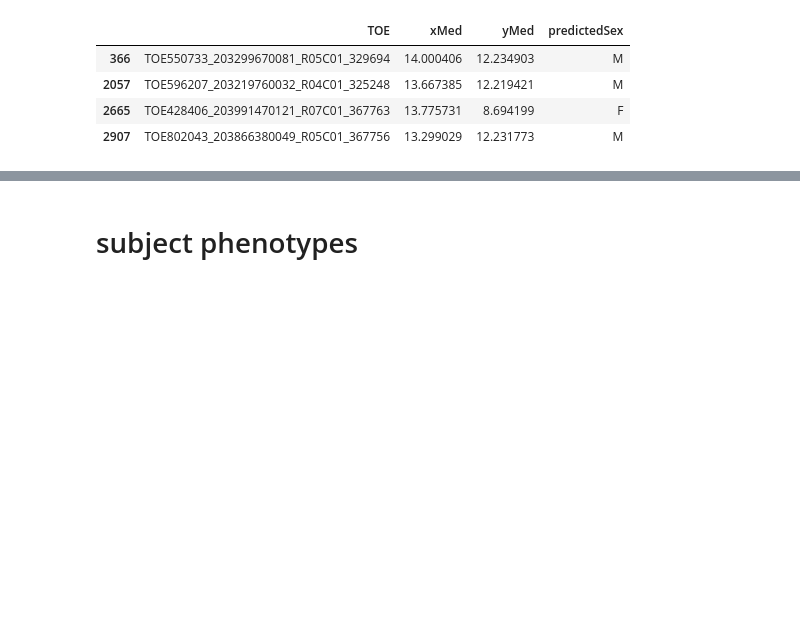
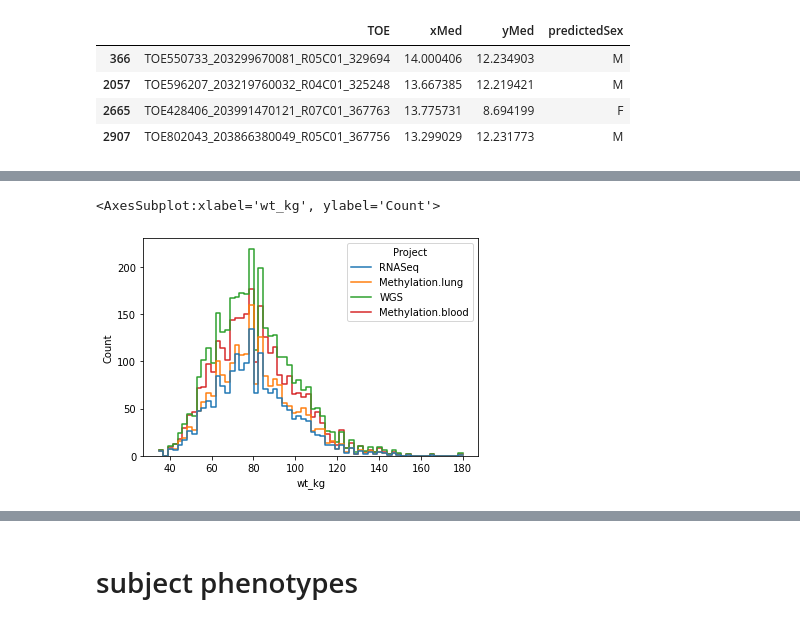
Before and after one commit to dcolinmorgan/mili_benchmark, a Jupyter notebook: sthlm_LTRC_B.ipynb, the cells around one changed output, grey strips where cells are left out. Saved outputs shown, nothing was run; the diff lists cells and outputs as text; code cells hidden in the pictures; blank space fills up the shorter version.

```diff
--- a/sthlm_LTRC_B.ipynb
+++ b/sthlm_LTRC_B.ipynb
@@ -281,0 +352,10 @@ plt.legend(loc="best")
+# %%
+Blood=all_methyl_pheno[all_methyl_pheno['Project']=='Methylation.blood']
+Lung=all_methyl_pheno[all_methyl_pheno['Project']=='Methylation.lung']
+# tmpa=plt.hist(Blood.wt_kg,bins=100)
+# tmpb=plt.hist(Lung.wt_kg,bins=100)
+sns.histplot(data=all_methyl_pheno, x="wt_kg", hue="Project",element="step", fill=False)#,log_scale=(False,True))
+# sns.histplot(data=all_methyl_pheno[all_methyl_pheno['Project']=='Methylation.lung'], x="wt_kg", hue="Project",alpha=0.5,multiple="stack")#,log_scale=(False,True))
+# %% [output]
+<AxesSubplot:xlabel='wt_kg', ylabel='Count'>
+[figure, added]
```
Also changed, not shown: parts of 40 cells of this notebook, 8 other files.
